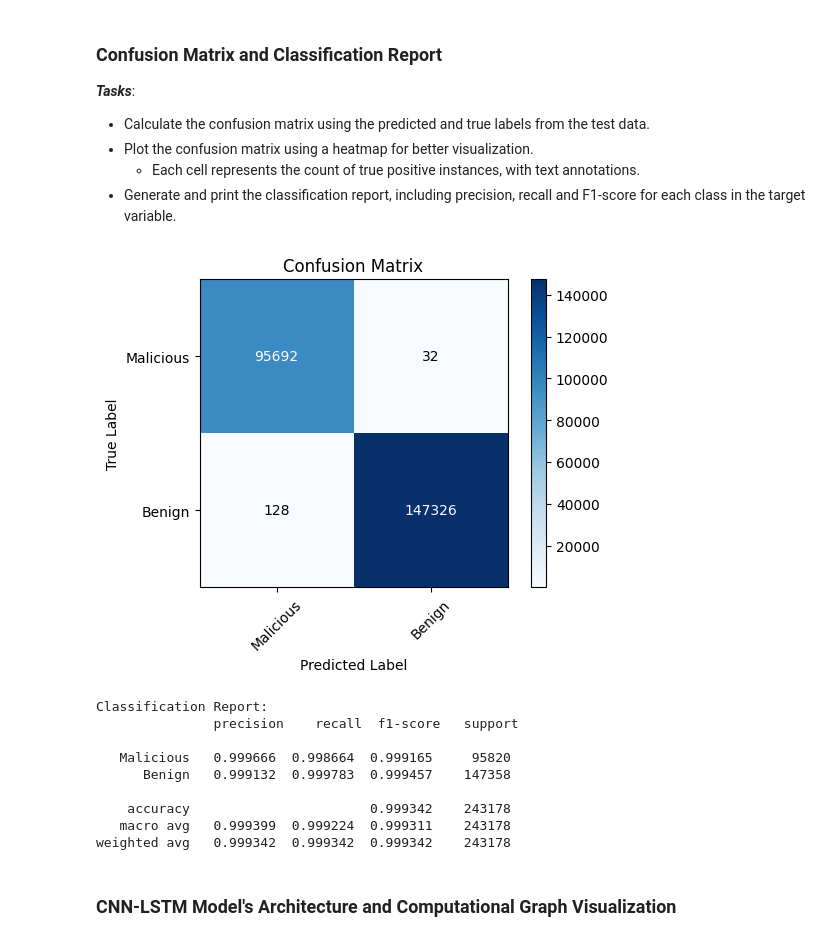
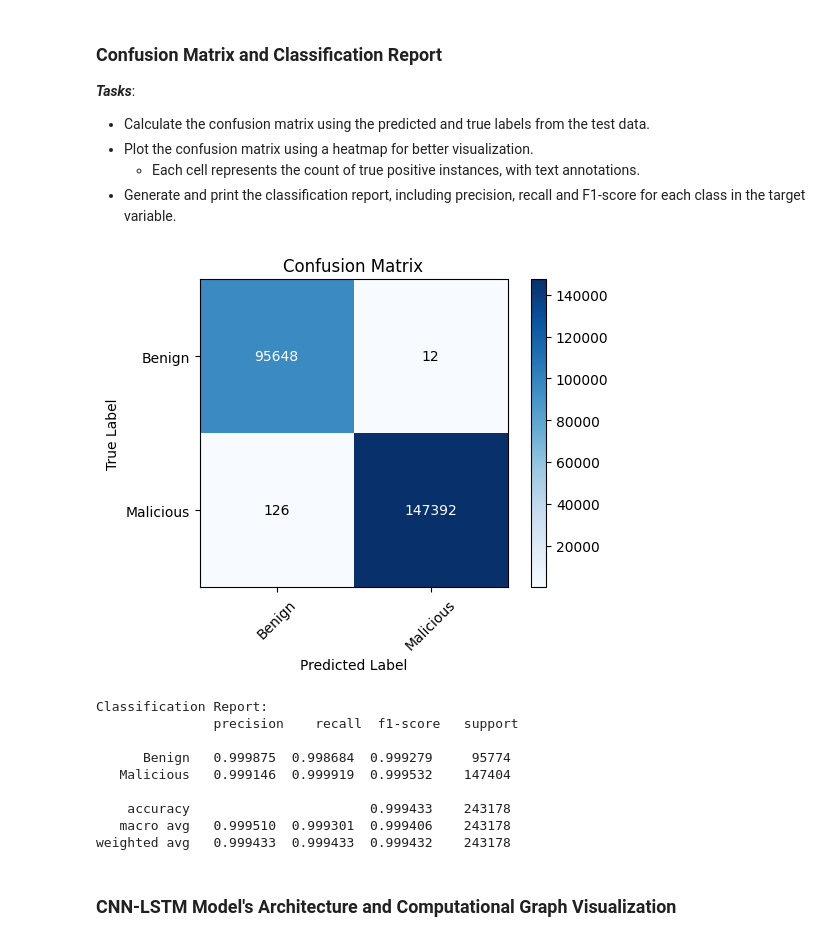
Before and after one commit to DmMeta/5G_Intrusion_detection, a Jupyter notebook: package_src/analysis_training/neural_networks/CNN_LSTM.ipynb, the cells around one changed output. Saved outputs shown, nothing was run; the diff lists cells and outputs as text; code cells hidden in the pictures.

```diff
--- a/package_src/analysis_training/neural_networks/CNN_LSTM.ipynb
+++ b/package_src/analysis_training/neural_networks/CNN_LSTM.ipynb
@@ -457,7 +457,7 @@ model = models.CNN_LSTM_BinaryClassifier(input_channels=in_channels, kernels=ker
                                   lstm_num_layers=lstm_num_layers, classes = classes).to(device)
 criterion = nn.BCELoss().to(device)
 optimizer = optim.Adam(model.parameters(), lr=learning_rate)
-num_epochs = 4
+num_epochs = 30
 
 score_funcs = {'Accuracy': accuracy_score, 'Recall': recall_score, 'Precision': precision_score, 'F1': f1_score}
 
@@ -515,44 +506,44 @@ y_test = np.array(y_test, dtype=int)
 predictions = np.array(predictions, dtype=int)
 
 # Calculate the confusion matrix
 conf_matrix = np.array(confusion_matrix(y_test, predictions))
 
 # Get the unique categories in the target variable
-target_categories = set(nidd_dataset[TARGET])
+target_categories = list(dict.fromkeys(nidd_dataset[TARGET]))
 
 # Plot the confusion matrix
 plt.figure(figsize=(6, 4))
 plt.imshow(conf_matrix, cmap=plt.cm.Blues, interpolation='nearest')
 plt.title('Confusion Matrix')
 plt.colorbar()
 plt.xlabel('Predicted Label')
 plt.ylabel('True Label')
 
 # Set the ticks and labels for the x-axis and y-axis
 plt.xticks(ticks=np.arange(len(target_categories)), labels=target_categories, rotation=45)
 plt.yticks(ticks=np.arange(len(target_categories)), labels=target_categories)
 
 # Add text annotations to the plot
 for i in range(conf_matrix.shape[0]):
     for j in range(conf_matrix.shape[1]):
         plt.text(j, i, format(conf_matrix[i, j], 'd'), ha="center", va="center", color="white" if conf_matrix[i, j] > conf_matrix.max() / 2 else "black")
 
 plt.show()
 
 # Generate and print the classification report
 class_report = classification_report(predictions, y_test, target_names=target_categories, digits=6)
 print("Classification Report:\n", class_report)
 # %% [output]
-[figure, old version]
+[figure, new version]
 Classification Report:
                precision    recall  f1-score   support
 
-   Malicious   0.999666  0.998664  0.999165     95820
-      Benign   0.999132  0.999783  0.999457    147358
+      Benign   0.999875  0.998684  0.999279     95774
+   Malicious   0.999146  0.999919  0.999532    147404
 
-    accuracy                       0.999342    243178
-   macro avg   0.999399  0.999224  0.999311    243178
-weighted avg   0.999342  0.999342  0.999342    243178
+    accuracy                       0.999433    243178
+   macro avg   0.999510  0.999301  0.999406    243178
+weighted avg   0.999433  0.999433  0.999432    243178
 # %% [markdown]
 ### CNN-LSTM Model's Architecture and Computational Graph Visualization
 # %%
```
Also changed, not shown: parts of 8 cells of this notebook, 2 other files.
